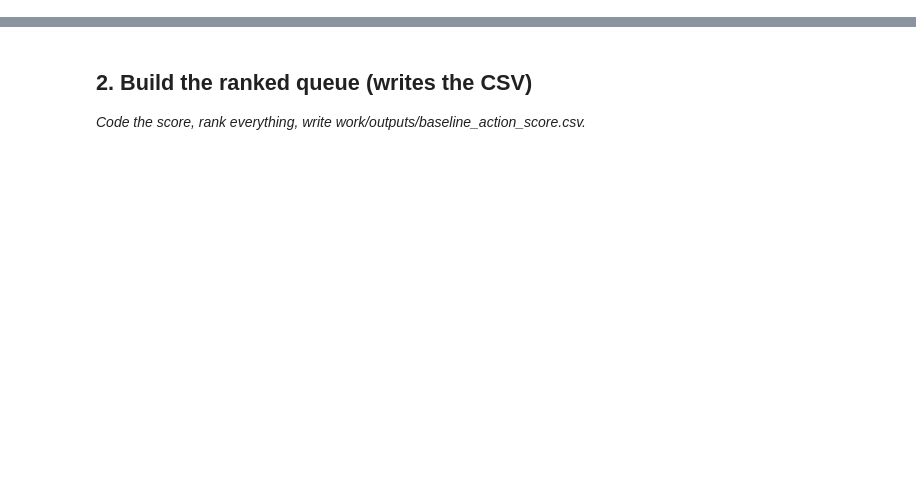
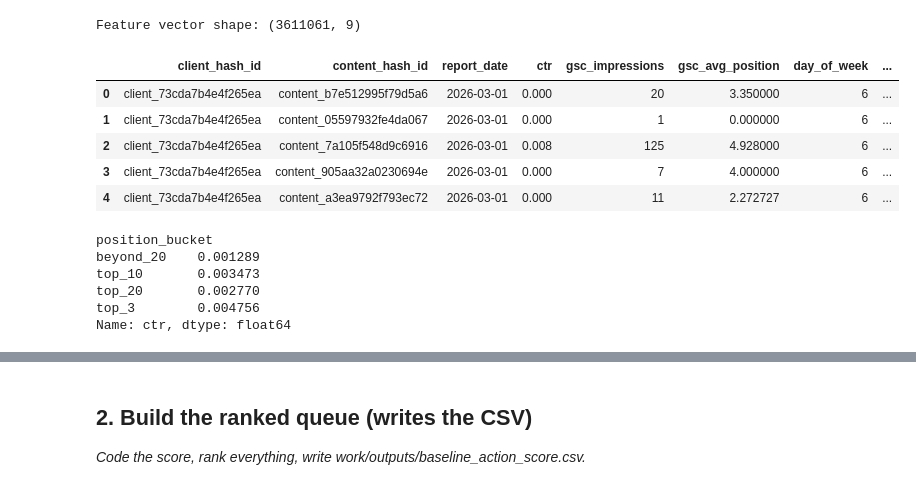
Before and after one commit to ayesha-asif1/flyrank-ml-internship, a Jupyter notebook: work/notebooks/w04_baseline_score.ipynb, the cells around one changed output, grey strips where cells are left out. Saved outputs shown, nothing was run; the diff lists cells and outputs as text; code cells hidden in the pictures; blank space fills up the shorter version.

```diff
--- a/work/notebooks/w04_baseline_score.ipynb
+++ b/work/notebooks/w04_baseline_score.ipynb
@@ -15,0 +37,65 @@ This skeleton is yours to fill. Work the sections **in order** — each one has
+# %%
+# --- Load data (same as w03_data_contract) ---
+from google.colab import userdata
+hf_token = userdata.get('HF_TOKEN')
+
+from huggingface_hub import login
+login(token=hf_token)
+
+import pandas as pd
+import numpy as np
+
+df_march = pd.read_parquet(
+    "hf://datasets/FlyRank/internship-warehouse/fact_content_daily_performance/month=2026-03/data_0.parquet"
+)
+
+# --- Filter to reliable rows ---
+df_available = df_march[df_march['gsc_data_available'] == True].copy()
+
+# --- Label ---
+df_available['ctr'] = df_available['gsc_clicks'] / df_available['gsc_impressions']
+
+# --- Features ---
+df_available['day_of_week'] = pd.to_datetime(df_available['report_date']).dt.dayofweek
+df_available['log_impressions'] = np.log1p(df_available['gsc_impressions'])
+
+def position_bucket(pos):
+    if pos <= 3:
+        return 'top_3'
+    elif pos <= 10:
+        return 'top_10'
+    elif pos <= 20:
+        return 'top_20'
+    else:
+        return 'beyond_20'
+
+df_available['position_bucket'] = df_available['gsc_avg_position'].apply(position_bucket)
+
+# --- Final feature vector ---
+feature_frame = df_available[[
+    'client_hash_id', 'content_hash_id', 'report_date',   # context
+    'ctr',                                                  # label
+    'gsc_impressions', 'gsc_avg_position', 'day_of_week',   # raw features
+    'log_impressions', 'position_bucket'                    # engineered features
+]].copy()
+
+print("Feature vector shape:", feature_frame.shape)
+feature_frame.head()
+# %% [output]
+Feature vector shape: (3611061, 9)
+|  | client_hash_id | content_hash_id | report_date | ctr | gsc_impressions | gsc_avg_position | day_of_week | ... |
+| 0 | client_73cda7b4e4f265ea | content_b7e512995f79d5a6 | 2026-03-01 | 0.000 | 20 | 3.350000 | 6 | ... |
+| 1 | client_73cda7b4e4f265ea | content_05597932fe4da067 | 2026-03-01 | 0.000 | 1 | 0.000000 | 6 | ... |
+| 2 | client_73cda7b4e4f265ea | content_7a105f548d9c6916 | 2026-03-01 | 0.008 | 125 | 4.928000 | 6 | ... |
+| 3 | client_73cda7b4e4f265ea | content_905aa32a0230694e | 2026-03-01 | 0.000 | 7 | 4.000000 | 6 | ... |
+| 4 | client_73cda7b4e4f265ea | content_a3ea9792f793ec72 | 2026-03-01 | 0.000 | 11 | 2.272727 | 6 | ... |
+# %%
+expected_ctr_by_bucket = feature_frame.groupby('position_bucket')['ctr'].mean()
+print(expected_ctr_by_bucket)
+# %% [output]
+position_bucket
+beyond_20    0.001289
+top_10       0.003473
+top_20       0.002770
+top_3        0.004756
+Name: ctr, dtype: float64
```
Also changed, not shown: parts of 19 cells of this notebook.
